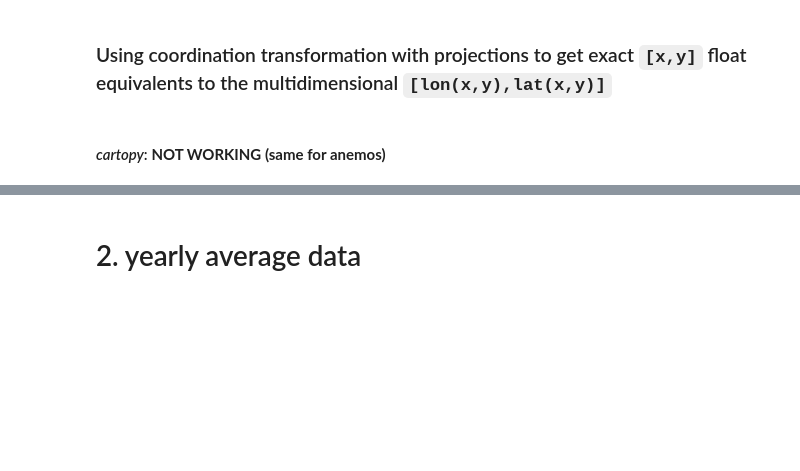
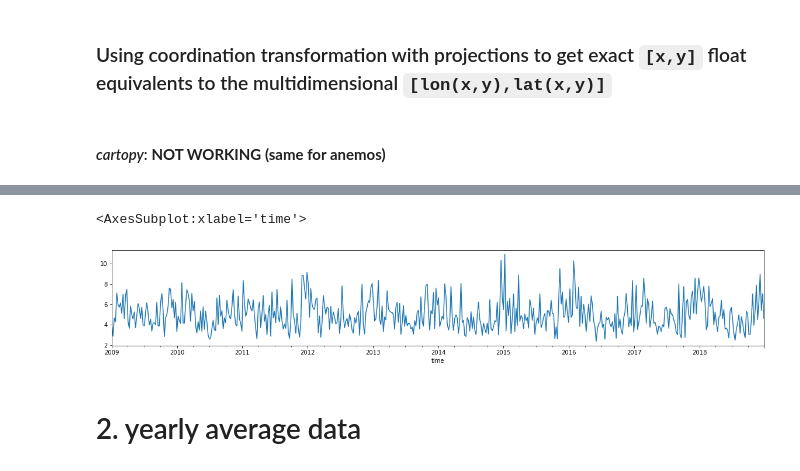
Before and after one commit to clwehner/Windatlas, a Jupyter notebook: windatlas/anemos_data/transfer/netCDF_analysis.ipynb, the cells around one changed output, grey strips where cells are left out. Cells and saved outputs as stored; diff of their text form; code cells hidden in the pictures; blank space fills up the shorter version.

Commit message:
working projection

```diff
--- a/windatlas/anemos_data/transfer/netCDF_analysis.ipynb
+++ b/windatlas/anemos_data/transfer/netCDF_analysis.ipynb
@@ -502,0 +220,28 @@ Text(0.5, 1.0, 'speed at nearest point: dask.array<getitem, shape=(), dtype=floa
+# %%
+# .ts.nc data
+#year=2017
+#tsnc_data_path = f"/uba/transfer/UBA-Windatlas/TSNC-Format/wspd.10L.{year}.ts.nc"
+mf_tsnc_data_path = "/uba/anemos_winddata/20191029_anemosDataFull/UBA-Windatlas/TSNC-Format/wspd.10L.*.ts.nc"
+
+tsncdata = xr.open_mfdataset(mf_tsnc_data_path, chunks={'time': 1000}, engine='h5netcdf', parallel=True)
+
+# Load the new dimensional lambda coordinates
+path = "xy_lamber_projection_values"
+
+new_dim_coor = pd.read_csv(path)
+
+# assign the new x,y values to the netCDF data
+x = new_dim_coor["x"].dropna().astype("int").values
+y = new_dim_coor["y"].values
+
+tsncdata = tsncdata.assign_coords(
+    coords={"x": x,"y": y}
+)
+
+lon = 10.0
+lat = 50.0
+
+[x_interp,y_interp] = coor_transformation(coor=[lat,lon], engine="pyproj")
+
+ts_interp = tsncdata.interp(x=x_interp, y=y_interp, level=113, method="linear")
+ts_interp#.wspd#.plot.line(figsize=(13,5))
@@ -502,0 +307,3 @@ Text(0.5, 1.0, 'speed at nearest point: dask.array<getitem, shape=(), dtype=floa
+# %%
+path = "./temp/ts_temp.nc"
+df2 = ts_interp.wspd.to_pandas()
@@ -502,0 +343,5 @@ Text(0.5, 1.0, 'speed at nearest point: dask.array<getitem, shape=(), dtype=floa
+# %%
+df2.resample('7d').median().plot(figsize=(20,3))
+# %% [output]
+<AxesSubplot:xlabel='time'>
+[figure, added]
```
Also changed, not shown: parts of 38 cells of this notebook, 3 other files.
